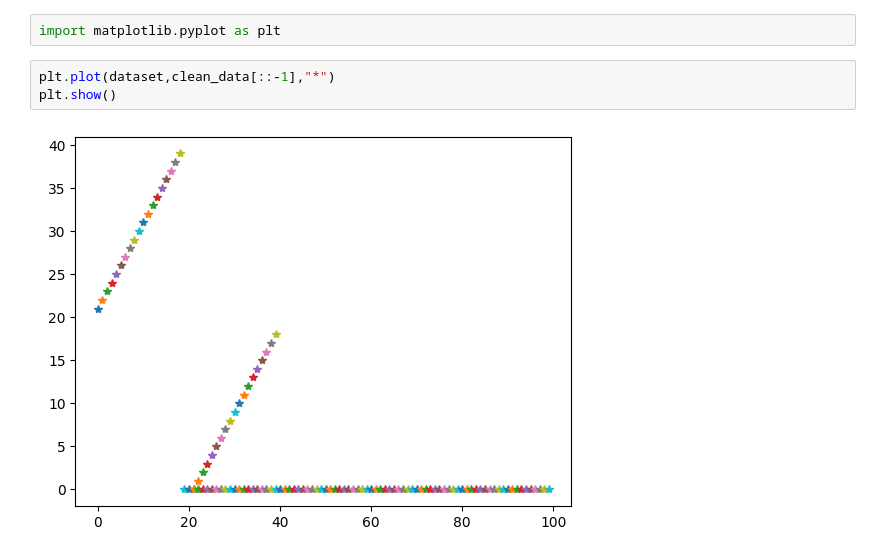
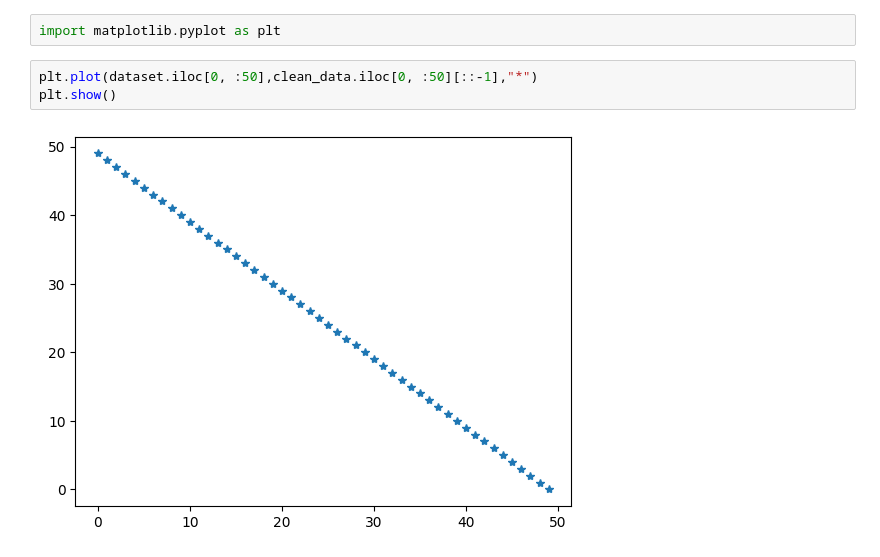
Before and after one commit to CodeBlue0001/data-analysis-Training, a Jupyter notebook: numpy.ipynb, the cells around one changed output. Saved outputs shown, nothing was run; the diff lists cells and outputs as text.

```diff
--- a/numpy.ipynb
+++ b/numpy.ipynb
@@ -64,7 +64,7 @@ clean_data
 # %%
 import matplotlib.pyplot as plt
 # %%
-plt.plot(dataset,clean_data[::-1],"*")
+plt.plot(dataset.iloc[0, :50],clean_data.iloc[0, :50][::-1],"*")
 plt.show()
 # %% [output]
-[figure, old version]
+[figure, new version]
```
Also changed, not shown: parts of 8 cells of this notebook.
